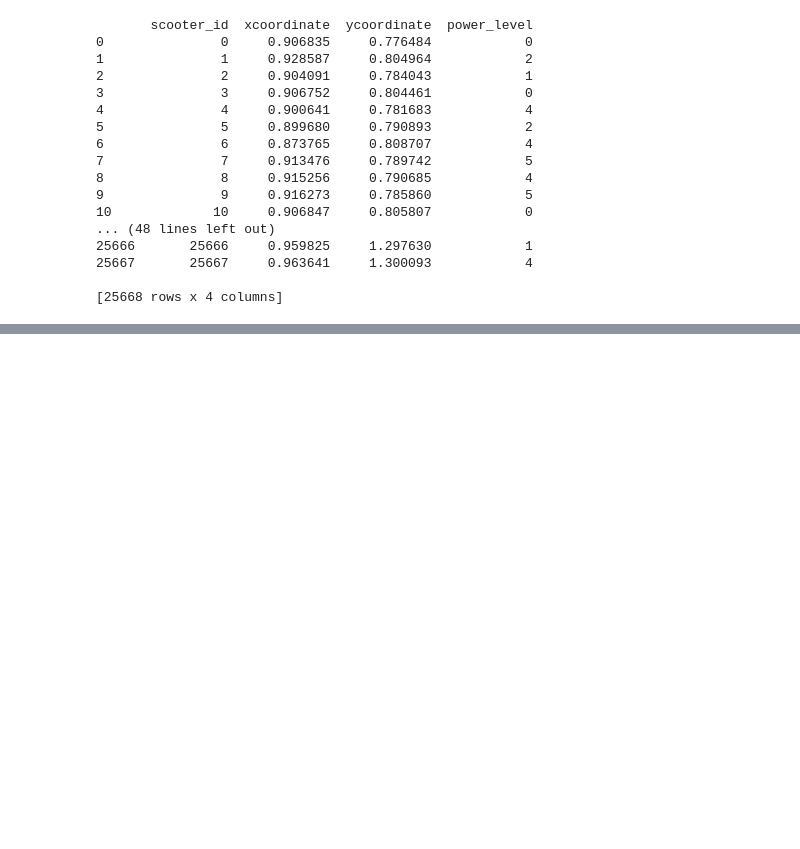
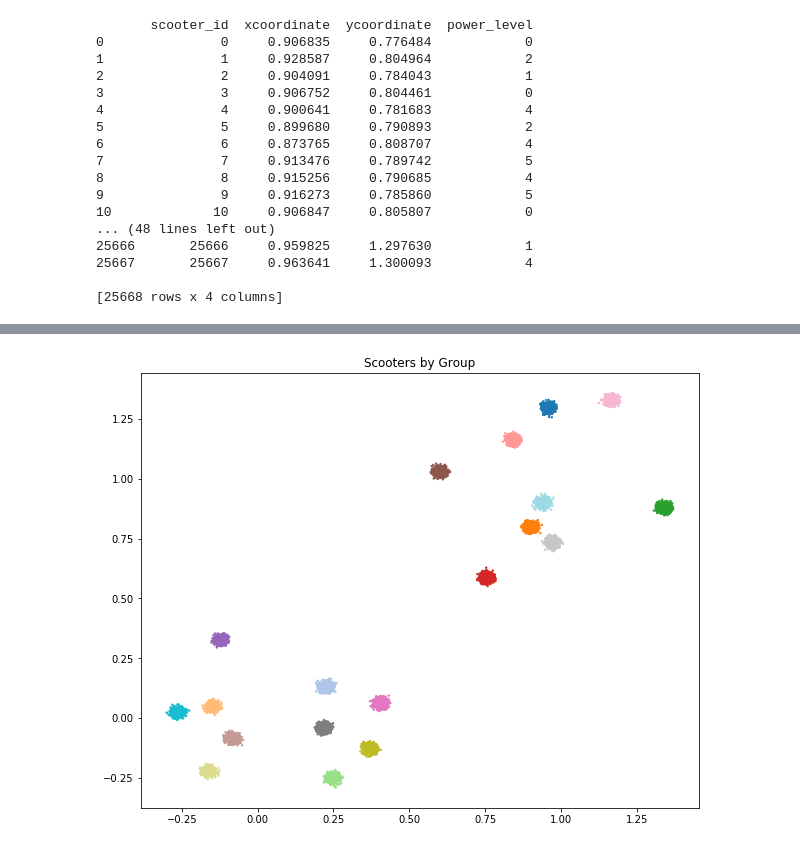
Before and after one commit to bkshrader/xtern-data-science-work-sample, a Jupyter notebook: worksample.ipynb, the cells around one changed output, grey strips where cells are left out. Saved outputs shown, nothing was run; the diff lists cells and outputs as text; code cells hidden in the pictures; blank space fills up the shorter version.

Commit message:
Classify data into groups

```diff
--- a/worksample.ipynb
+++ b/worksample.ipynb
@@ -34,0 +42,17 @@ plt.show()
+# %%
+# Convert pandas data frame to numpy vector array
+data = np.asarray((scooter_data.xcoordinate, scooter_data.ycoordinate)).T
+# Estimate groups using KMeans algorithm
+estimator = KMeans(n_clusters=19)
+estimator.fit(data)
+scooter_data.insert(len(scooter_data.columns), "group", estimator.labels_, True)
+# %%
+fig = plt.figure(figsize=(10, 8))
+plt.scatter(scooter_data.xcoordinate, scooter_data.ycoordinate,
+            c=scooter_data.group, cmap=plt.get_cmap("tab20"),
+            s=2)
+plt.title("Scooters by Group")
+fig.patch.set_facecolor("white")
+plt.show()
+# %% [output]
+[figure, added]
```
Also changed, not shown: parts of 3 cells of this notebook.
